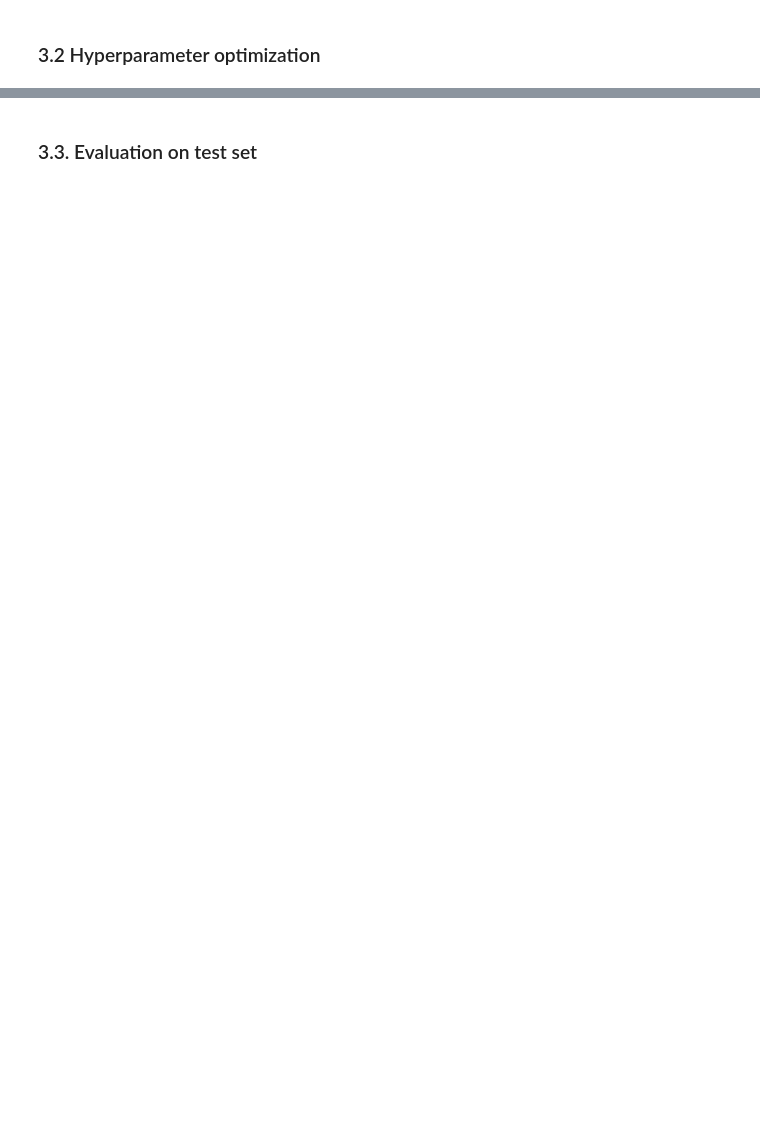
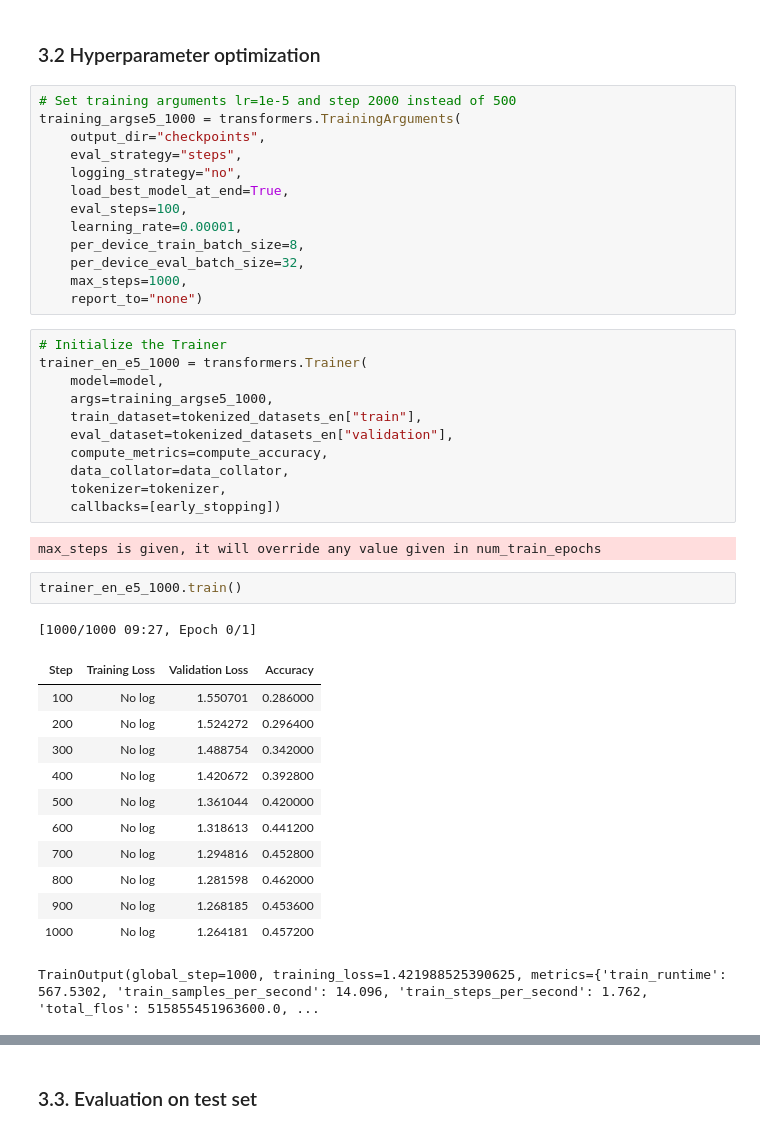
Before and after one commit to simulate111/Deep-Learning-in-Human-Language-Technology, a Jupyter notebook: course_project_rezac.ipynb, the cells around one changed output, grey strips where cells are left out. Saved outputs shown, nothing was run; the diff lists cells and outputs as text; blank space fills up the shorter version.

```diff
--- a/course_project_rezac.ipynb
+++ b/course_project_rezac.ipynb
@@ -231,2 +237,44 @@ TrainOutput(global_step=500, training_loss=1.5720936279296875, metrics={'train_r
 # %% [markdown]
 ### 3.2 Hyperparameter optimization
+# %%
+# Set training arguments lr=1e-5 and step 2000 instead of 500
+training_argse5_1000 = transformers.TrainingArguments(
+    output_dir="checkpoints",
+    eval_strategy="steps",
+    logging_strategy="no",
+    load_best_model_at_end=True,
+    eval_steps=100,
+    learning_rate=0.00001,
+    per_device_train_batch_size=8,
+    per_device_eval_batch_size=32,
+    max_steps=1000,
+    report_to="none")
+# %%
+# Initialize the Trainer
+trainer_en_e5_1000 = transformers.Trainer(
+    model=model,
+    args=training_argse5_1000,
+    train_dataset=tokenized_datasets_en["train"],
+    eval_dataset=tokenized_datasets_en["validation"],
+    compute_metrics=compute_accuracy,
+    data_collator=data_collator,
+    tokenizer=tokenizer,
+    callbacks=[early_stopping])
+# %% [output]
+max_steps is given, it will override any value given in num_train_epochs
+# %%
+trainer_en_e5_1000.train()
+# %% [output]
+[1000/1000 09:27, Epoch 0/1]
+| Step | Training Loss | Validation Loss | Accuracy |
+| 100 | No log | 1.550701 | 0.286000 |
+| 200 | No log | 1.524272 | 0.296400 |
+| 300 | No log | 1.488754 | 0.342000 |
+| 400 | No log | 1.420672 | 0.392800 |
+| 500 | No log | 1.361044 | 0.420000 |
+| 600 | No log | 1.318613 | 0.441200 |
+| 700 | No log | 1.294816 | 0.452800 |
+| 800 | No log | 1.281598 | 0.462000 |
+| 900 | No log | 1.268185 | 0.453600 |
+| 1000 | No log | 1.264181 | 0.457200 |
+TrainOutput(global_step=1000, training_loss=1.421988525390625, metrics={'train_runtime': 567.5302, 'train_samples_per_second': 14.096, 'train_steps_per_second': 1.762, 'total_flos': 515855451963600.0, ...
```
Also changed, not shown: parts of 28 cells of this notebook.
